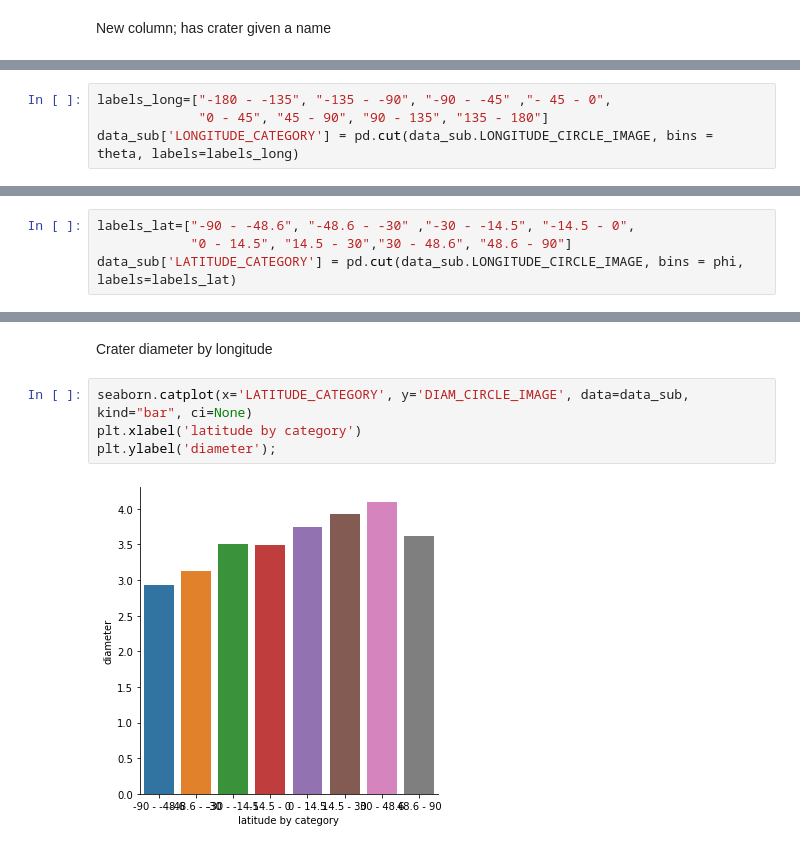
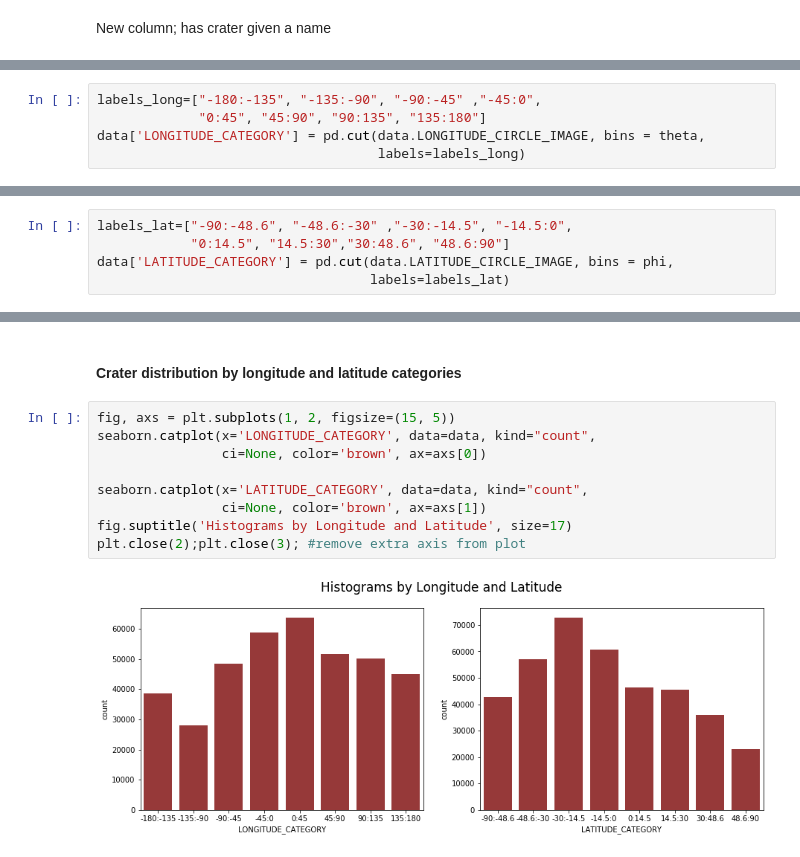
Before and after one commit to MariaanaT/MarsCraters, a Jupyter notebook: MarsCratersStudy.ipynb, the cells around one changed output, grey strips where cells are left out. Cells and saved outputs as stored; diff of their text form.

```diff
--- a/MarsCratersStudy.ipynb
+++ b/MarsCratersStudy.ipynb
@@ -100,5 +164,6 @@ Split Longitude, 8 categories
 # %%
-labels_long=["-180 - -135", "-135 - -90", "-90 - -45" ,"- 45 - 0",
-             "0 - 45", "45 - 90", "90 - 135", "135 - 180"]
-data_sub['LONGITUDE_CATEGORY'] = pd.cut(data_sub.LONGITUDE_CIRCLE_IMAGE, bins = theta, labels=labels_long)
+labels_long=["-180:-135", "-135:-90", "-90:-45" ,"-45:0",
+             "0:45", "45:90", "90:135", "135:180"]
+data['LONGITUDE_CATEGORY'] = pd.cut(data.LONGITUDE_CIRCLE_IMAGE, bins = theta,
+                                    labels=labels_long)
 # %% [markdown]
@@ -106,4 +171,5 @@ Split Latitude, 8 categories
 # %%
-labels_lat=["-90 - -48.6", "-48.6 - -30" ,"-30 - -14.5", "-14.5 - 0",
-            "0 - 14.5", "14.5 - 30","30 - 48.6", "48.6 - 90"]
-data_sub['LATITUDE_CATEGORY'] = pd.cut(data_sub.LONGITUDE_CIRCLE_IMAGE, bins = phi, labels=labels_lat)
+labels_lat=["-90:-48.6", "-48.6:-30" ,"-30:-14.5", "-14.5:0",
+            "0:14.5", "14.5:30","30:48.6", "48.6:90"]
+data['LATITUDE_CATEGORY'] = pd.cut(data.LATITUDE_CIRCLE_IMAGE, bins = phi,
+                                   labels=labels_lat)
@@ -134,8 +176,13 @@ plt.ylabel('diameter');
-# %% [markdown]
-Crater diameter by longitude
-# %%
-seaborn.catplot(x='LATITUDE_CATEGORY', y='DIAM_CIRCLE_IMAGE', data=data_sub, kind="bar", ci=None)
-plt.xlabel('latitude by category')
-plt.ylabel('diameter');
-# %% [output]
-[figure, removed]
+# %% [markdown]
+#### Crater distribution by longitude and latitude categories
+# %%
+fig, axs = plt.subplots(1, 2, figsize=(15, 5))
+seaborn.catplot(x='LONGITUDE_CATEGORY', data=data, kind="count",
+                ci=None, color='brown', ax=axs[0])
+
+seaborn.catplot(x='LATITUDE_CATEGORY', data=data, kind="count",
+                ci=None, color='brown', ax=axs[1])
+fig.suptitle('Histograms by Longitude and Latitude', size=17)
+plt.close(2);plt.close(3); #remove extra axis from plot
+# %% [output]
+[figure, added]
```
Also changed, not shown: parts of 30 cells of this notebook.
